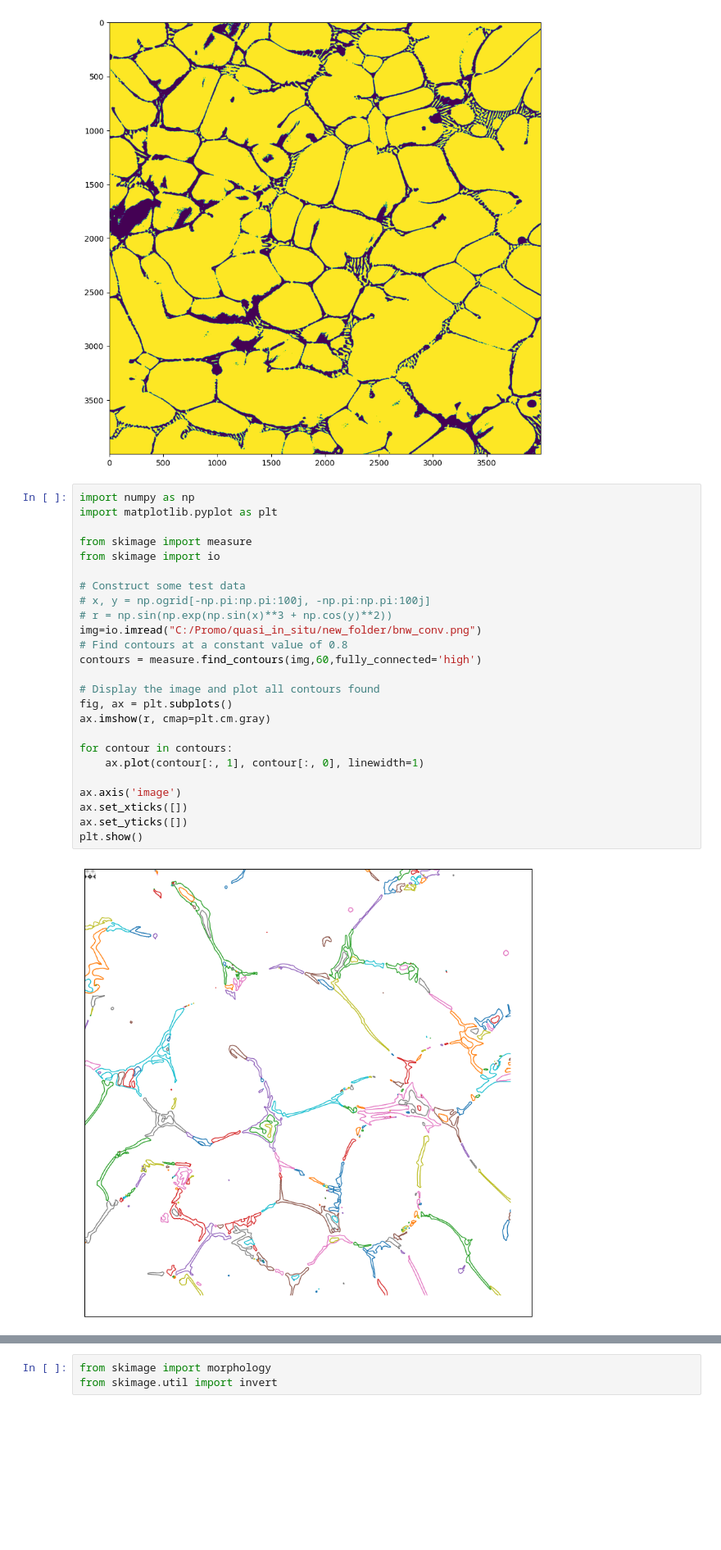
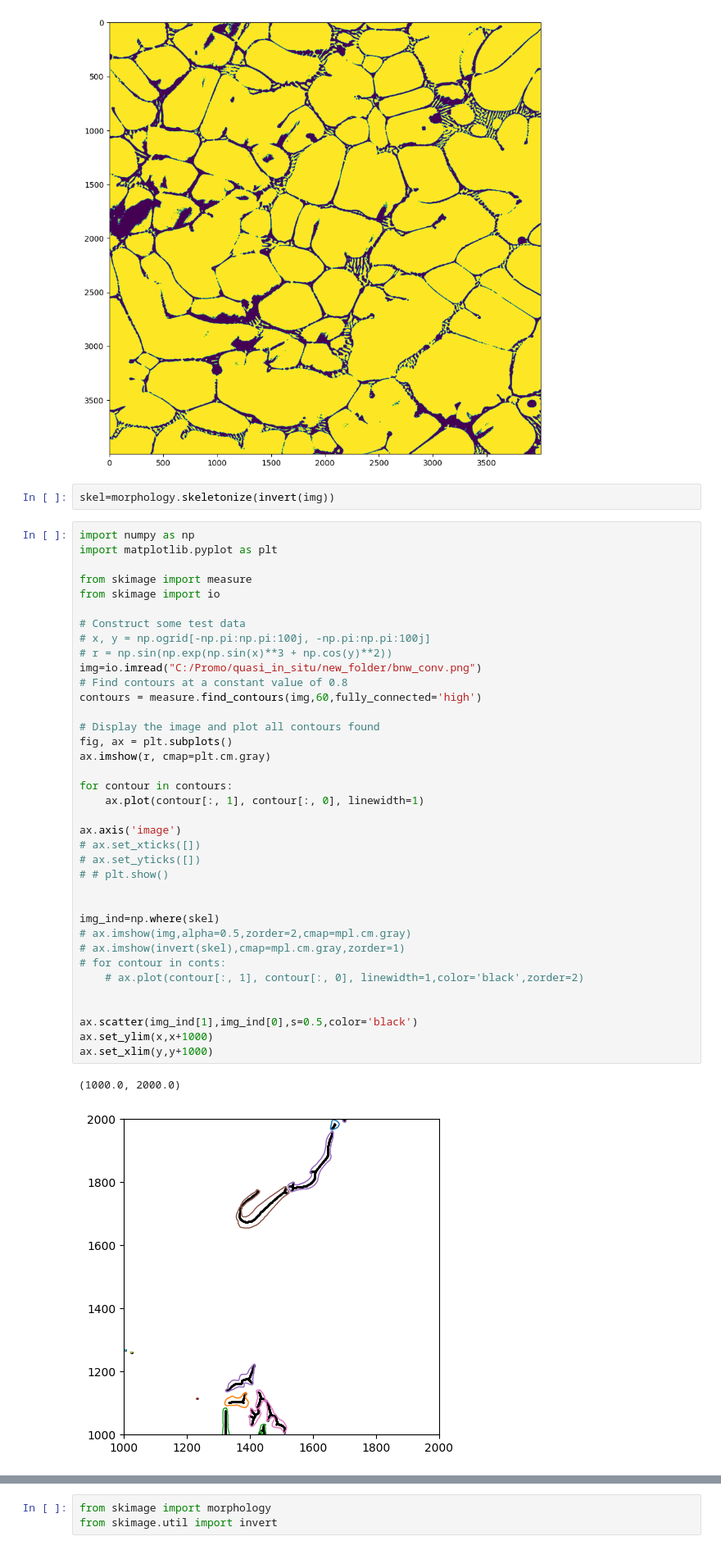
Before and after one commit to potsci/random_projects, a Jupyter notebook: thickness_segmented.ipynb, the cells around one changed output, grey strips where cells are left out. Shown at 82% size. Drawn from its saved outputs; the diff is of its cells as text; blank space fills up the shorter version.

```diff
--- a/thickness_segmented.ipynb
+++ b/thickness_segmented.ipynb
@@ -7,30 +7,45 @@ plt.imshow(img)
 # %% [output]
 <matplotlib.image.AxesImage at 0x...>
 [figure]
+# %%
+skel=morphology.skeletonize(invert(img))
 # %%
 import numpy as np
 import matplotlib.pyplot as plt
 
 from skimage import measure
 from skimage import io
 
 # Construct some test data
 # x, y = np.ogrid[-np.pi:np.pi:100j, -np.pi:np.pi:100j]
 # r = np.sin(np.exp(np.sin(x)**3 + np.cos(y)**2))
 img=io.imread("C:/Promo/quasi_in_situ/new_folder/bnw_conv.png")
 # Find contours at a constant value of 0.8
 contours = measure.find_contours(img,60,fully_connected='high')
 
 # Display the image and plot all contours found
 fig, ax = plt.subplots()
 ax.imshow(r, cmap=plt.cm.gray)
 
 for contour in contours:
     ax.plot(contour[:, 1], contour[:, 0], linewidth=1)
 
 ax.axis('image')
-ax.set_xticks([])
-ax.set_yticks([])
-plt.show()
+# ax.set_xticks([])
+# ax.set_yticks([])
+# # plt.show()
+
+
+img_ind=np.where(skel)
+# ax.imshow(img,alpha=0.5,zorder=2,cmap=mpl.cm.gray)
+# ax.imshow(invert(skel),cmap=mpl.cm.gray,zorder=1)
+# for contour in conts:
+    # ax.plot(contour[:, 1], contour[:, 0], linewidth=1,color='black',zorder=2)
+
+
+ax.scatter(img_ind[1],img_ind[0],s=0.5,color='black')
+ax.set_ylim(x,x+1000)
+ax.set_xlim(y,y+1000)
 # %% [output]
+(1000.0, 2000.0)
-[figure, old version]
+[figure, new version]
```
Also changed, not shown: parts of 4 cells of this notebook.
